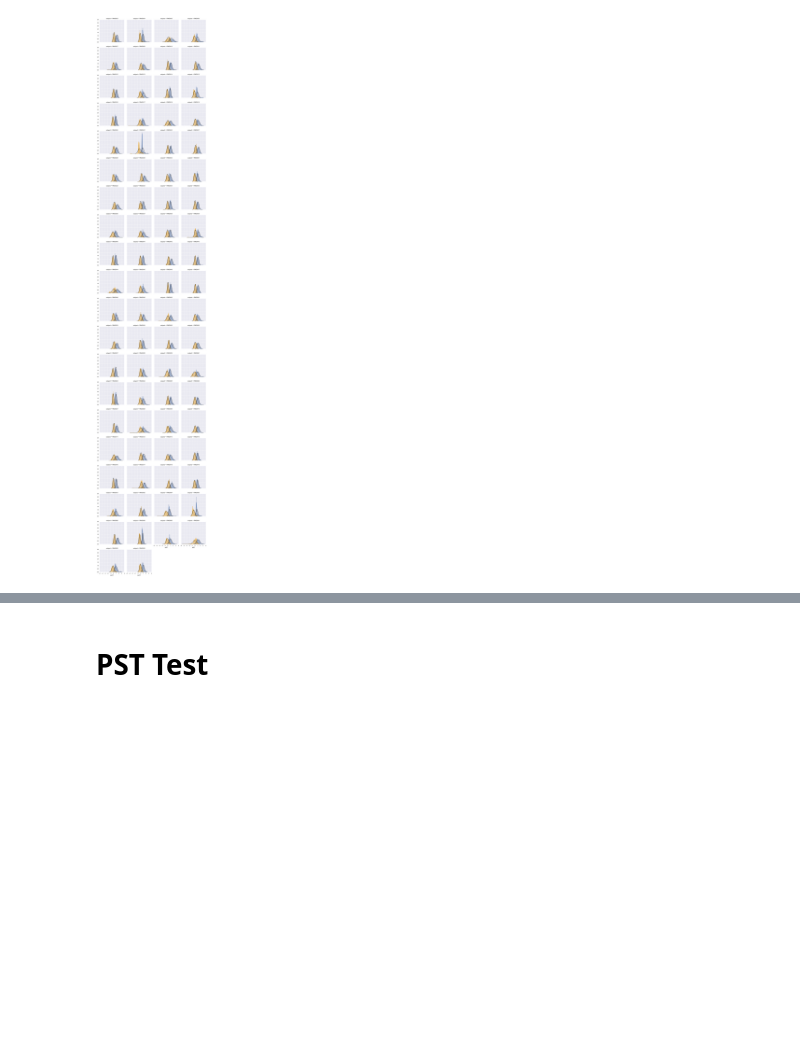
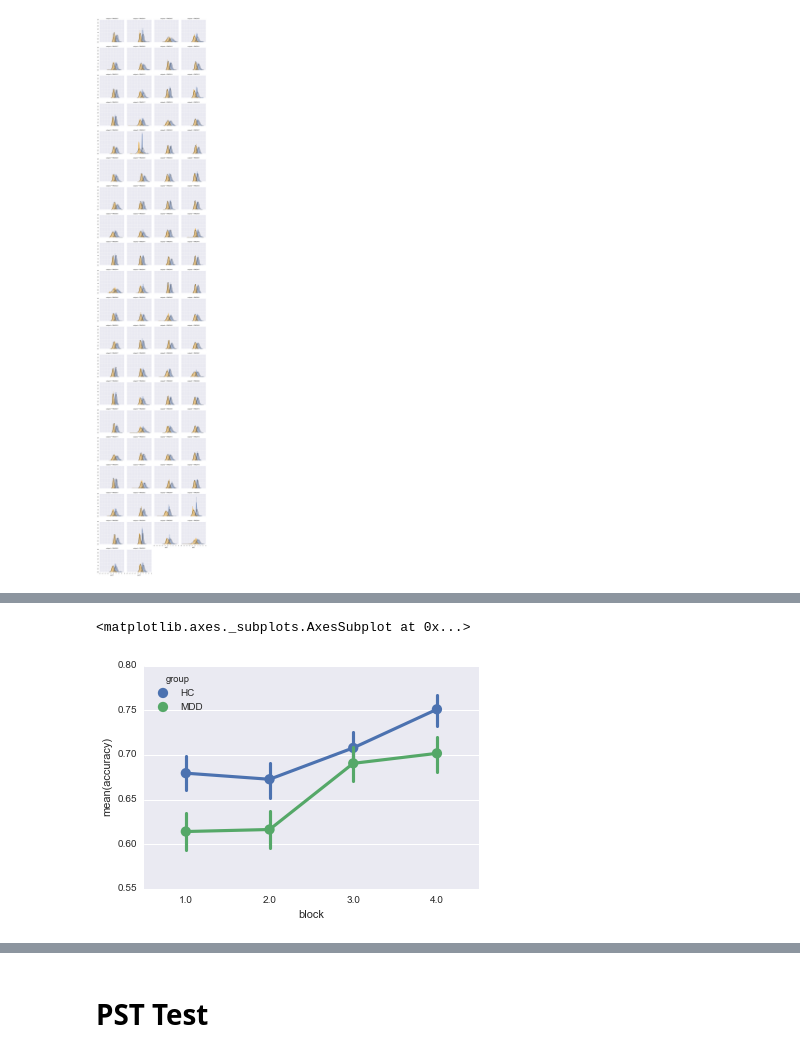
Before and after one commit to ebarrick/RMD_PST, a Jupyter notebook: PST_beh.ipynb, the cells around one changed output, grey strips where cells are left out. Saved outputs shown, nothing was run; the diff lists cells and outputs as text; code cells hidden in the pictures; blank space fills up the shorter version.

```diff
--- a/PST_beh.ipynb
+++ b/PST_beh.ipynb
@@ -668,0 +733,6 @@ def CheckTrialType(stimulus):
+# %%
+#Accuracy over blocks
+sns.pointplot(x="block", y="accuracy", hue="group", data=train_clean, hue_order=['HC','MDD'])
+# %% [output]
+<matplotlib.axes._subplots.AxesSubplot at 0x...>
+[figure, added]
```
Also changed, not shown: parts of 31 cells of this notebook.
